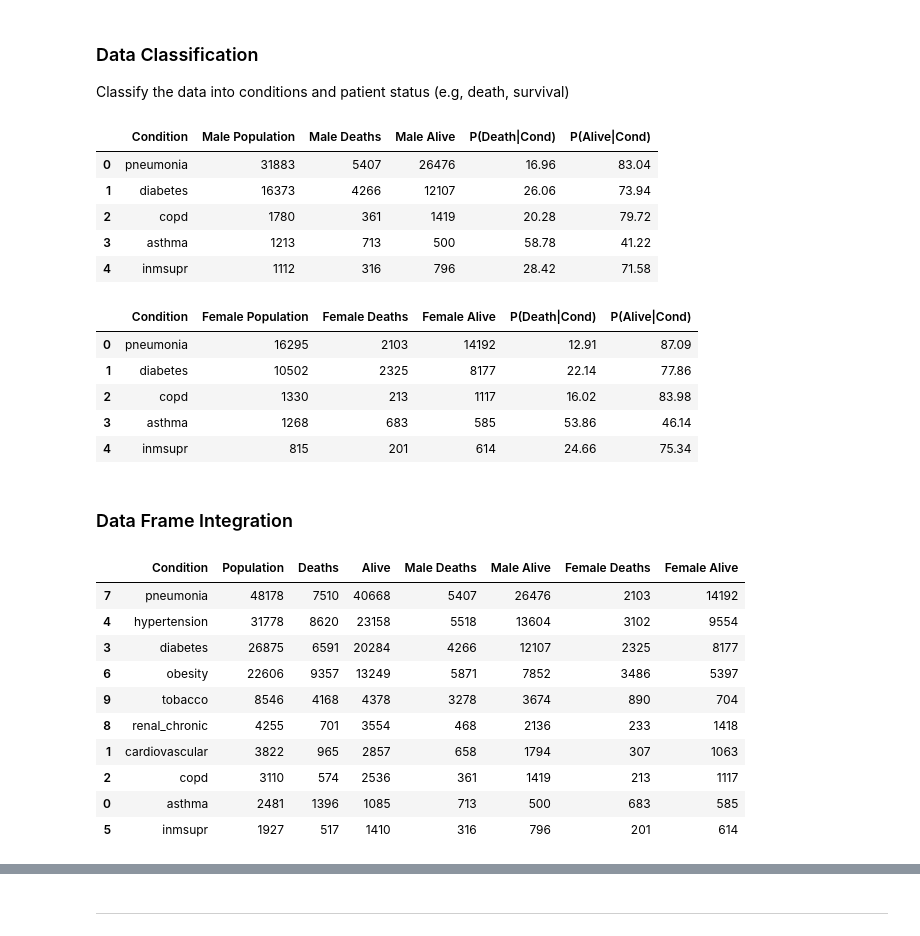
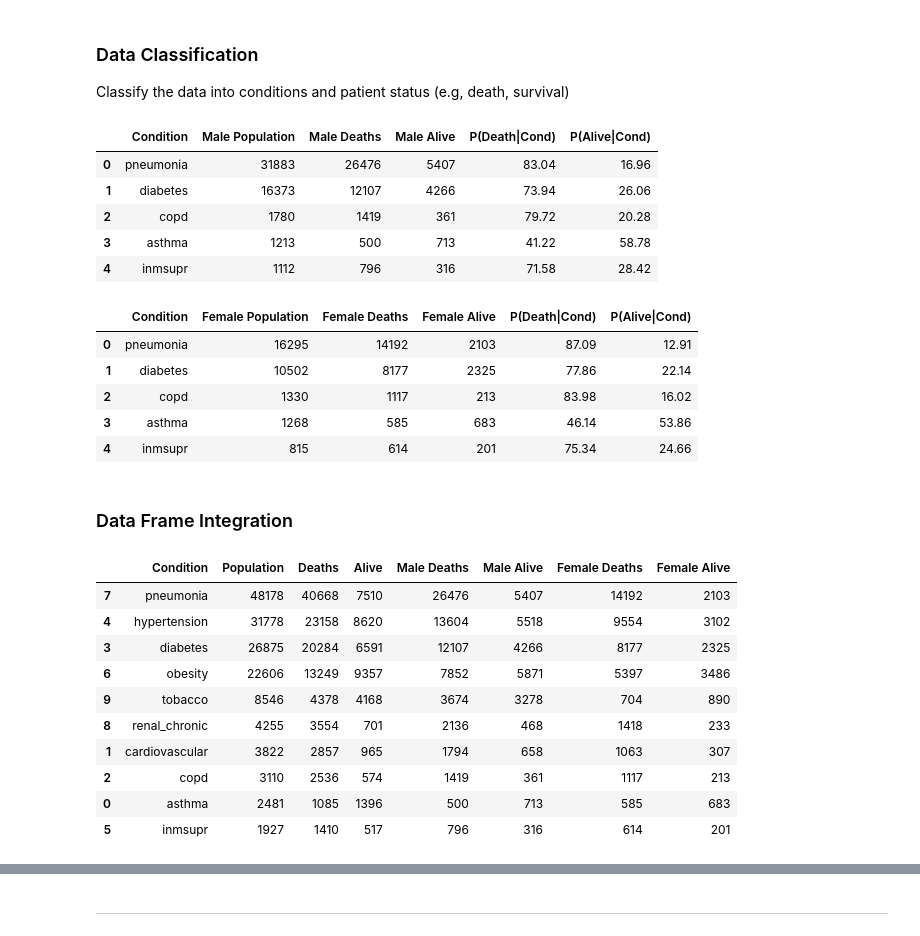
Before and after one commit to RichieMonkeyNinja/covid19-mortality-risk-factors, a Jupyter notebook: WQD7003_DataAnalytics_GroupProject.ipynb, the cells around one changed output, grey strips where cells are left out. Drawn from its saved outputs; the diff is of its cells as text; code cells hidden in the pictures.

```diff
--- a/WQD7003_DataAnalytics_GroupProject.ipynb
+++ b/WQD7003_DataAnalytics_GroupProject.ipynb
@@ -711,8 +711,8 @@ for condition in condition_columns:
     # --- MALE ---
     male_with_condition = df_male_clean_group[df_male_clean_group[condition] == 1]
     pop_male = len(male_with_condition)
-    death_male = len(male_with_condition[male_with_condition['death_status'] == 0])
-    alive_male = len(male_with_condition[male_with_condition['death_status'] == 1])
+    death_male = len(male_with_condition[male_with_condition['death_status'] == 1])
+    alive_male = len(male_with_condition[male_with_condition['death_status'] == 0])
 
     if pop_male > 0:
         saving_into_dataFrame_male.append({
@@ -720,46 +720,46 @@ for condition in condition_columns:
             "Male Population": pop_male,
             "Male Deaths": death_male,
             "Male Alive": alive_male,
             "P(Death|Cond)": round(death_male / pop_male * 100, 2),
             "P(Alive|Cond)": round(alive_male / pop_male * 100, 2)
         })
 
     # --- FEMALE ---
     female_with_condition = df_female_clean_group[df_female_clean_group[condition] == 1]
     pop_female = len(female_with_condition)
-    death_female = len(female_with_condition[female_with_condition['death_status'] == 0])
-    alive_female = len(female_with_condition[female_with_condition['death_status'] == 1])
+    death_female = len(female_with_condition[female_with_condition['death_status'] == 1])
+    alive_female = len(female_with_condition[female_with_condition['death_status'] == 0])
 
     if pop_female > 0:
         saving_into_dataFrame_female.append({
             "Condition": condition,
             "Female Population": pop_female,
             "Female Deaths": death_female,
             "Female Alive": alive_female,
             "P(Death|Cond)": round(death_female / pop_female * 100, 2),
             "P(Alive|Cond)": round(alive_female / pop_female * 100, 2)
         })
 
 # Create dataframes
 df_classification_male = pd.DataFrame(saving_into_dataFrame_male)
 df_classification_female = pd.DataFrame(saving_into_dataFrame_female)
 
 # Display first few rows
 display(df_classification_male.head())
 display(df_classification_female.head())
 # %% [output]
 |  | Condition | Male Population | Male Deaths | Male Alive | P(Death|Cond) | P(Alive|Cond) |
-| 0 | pneumonia | 31883 | 5407 | 26476 | 16.96 | 83.04 |
-| 1 | diabetes | 16373 | 4266 | 12107 | 26.06 | 73.94 |
-| 2 | copd | 1780 | 361 | 1419 | 20.28 | 79.72 |
-| 3 | asthma | 1213 | 713 | 500 | 58.78 | 41.22 |
-| 4 | inmsupr | 1112 | 316 | 796 | 28.42 | 71.58 |
+| 0 | pneumonia | 31883 | 26476 | 5407 | 83.04 | 16.96 |
+| 1 | diabetes | 16373 | 12107 | 4266 | 73.94 | 26.06 |
+| 2 | copd | 1780 | 1419 | 361 | 79.72 | 20.28 |
+| 3 | asthma | 1213 | 500 | 713 | 41.22 | 58.78 |
+| 4 | inmsupr | 1112 | 796 | 316 | 71.58 | 28.42 |
 |  | Condition | Female Population | Female Deaths | Female Alive | P(Death|Cond) | P(Alive|Cond) |
-| 0 | pneumonia | 16295 | 2103 | 14192 | 12.91 | 87.09 |
-| 1 | diabetes | 10502 | 2325 | 8177 | 22.14 | 77.86 |
-| 2 | copd | 1330 | 213 | 1117 | 16.02 | 83.98 |
-| 3 | asthma | 1268 | 683 | 585 | 53.86 | 46.14 |
-| 4 | inmsupr | 815 | 201 | 614 | 24.66 | 75.34 |
+| 0 | pneumonia | 16295 | 14192 | 2103 | 87.09 | 12.91 |
+| 1 | diabetes | 10502 | 8177 | 2325 | 77.86 | 22.14 |
+| 2 | copd | 1330 | 1117 | 213 | 83.98 | 16.02 |
+| 3 | asthma | 1268 | 585 | 683 | 46.14 | 53.86 |
+| 4 | inmsupr | 815 | 614 | 201 | 75.34 | 24.66 |
 # %% [markdown]
 ### Data Frame Integration
 # %%
@@ -793,16 +793,16 @@ data_classification_analysis = data_classification_analysis.sort_values(by='Popu
 data_classification_analysis.head(100)
 # %% [output]
 |  | Condition | Population | Deaths | Alive | Male Deaths | Male Alive | Female Deaths | Female Alive |
-| 7 | pneumonia | 48178 | 7510 | 40668 | 5407 | 26476 | 2103 | 14192 |
-| 4 | hypertension | 31778 | 8620 | 23158 | 5518 | 13604 | 3102 | 9554 |
-| 3 | diabetes | 26875 | 6591 | 20284 | 4266 | 12107 | 2325 | 8177 |
-| 6 | obesity | 22606 | 9357 | 13249 | 5871 | 7852 | 3486 | 5397 |
-| 9 | tobacco | 8546 | 4168 | 4378 | 3278 | 3674 | 890 | 704 |
-| 8 | renal_chronic | 4255 | 701 | 3554 | 468 | 2136 | 233 | 1418 |
-| 1 | cardiovascular | 3822 | 965 | 2857 | 658 | 1794 | 307 | 1063 |
-| 2 | copd | 3110 | 574 | 2536 | 361 | 1419 | 213 | 1117 |
-| 0 | asthma | 2481 | 1396 | 1085 | 713 | 500 | 683 | 585 |
-| 5 | inmsupr | 1927 | 517 | 1410 | 316 | 796 | 201 | 614 |
+| 7 | pneumonia | 48178 | 40668 | 7510 | 26476 | 5407 | 14192 | 2103 |
+| 4 | hypertension | 31778 | 23158 | 8620 | 13604 | 5518 | 9554 | 3102 |
+| 3 | diabetes | 26875 | 20284 | 6591 | 12107 | 4266 | 8177 | 2325 |
+| 6 | obesity | 22606 | 13249 | 9357 | 7852 | 5871 | 5397 | 3486 |
+| 9 | tobacco | 8546 | 4378 | 4168 | 3674 | 3278 | 704 | 890 |
+| 8 | renal_chronic | 4255 | 3554 | 701 | 2136 | 468 | 1418 | 233 |
+| 1 | cardiovascular | 3822 | 2857 | 965 | 1794 | 658 | 1063 | 307 |
+| 2 | copd | 3110 | 2536 | 574 | 1419 | 361 | 1117 | 213 |
+| 0 | asthma | 2481 | 1085 | 1396 | 500 | 713 | 585 | 683 |
+| 5 | inmsupr | 1927 | 1410 | 517 | 796 | 316 | 614 | 201 |
 # %%
 #Merging df_male_balance and df_female_balance, to replace df_data_standarization for model training
 df_data_standarization_model = pd.concat([df_male_balance, df_female_balance], ignore_index=True)
```
Also changed, not shown: parts of 28 cells of this notebook.
